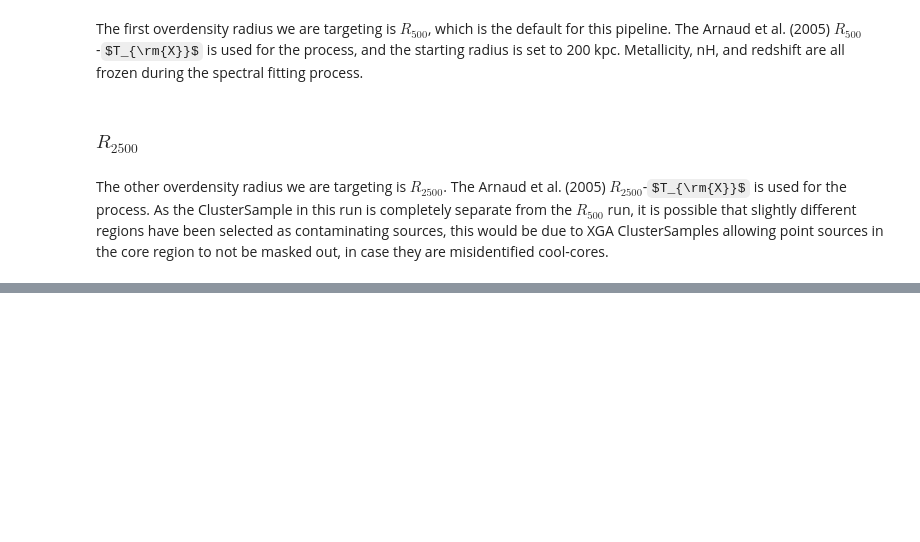
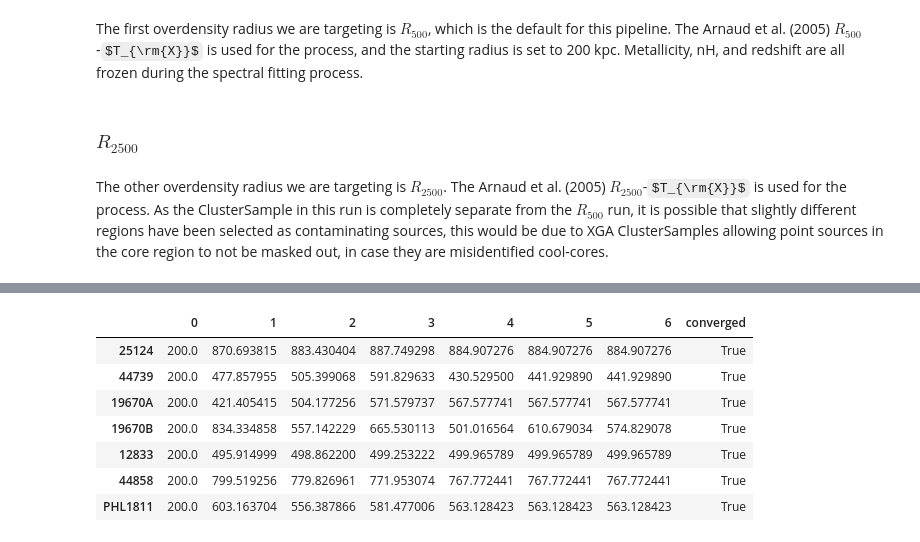
Before and after one commit to DavidT3/OVI_groups, a Jupyter notebook: notebooks/running_LTR_pipeline.ipynb, the cells around one changed output, grey strips where cells are left out. Drawn from its saved outputs; the diff is of its cells as text; code cells hidden in the pictures; some formulas as TeX source; blank space fills up the shorter version.

```diff
--- a/notebooks/running_LTR_pipeline.ipynb
+++ b/notebooks/running_LTR_pipeline.ipynb
@@ -84,0 +95,11 @@ results
+# %%
+rad_hist
+# %% [output]
+|  | 0 | 1 | 2 | 3 | 4 | 5 | 6 | converged |
+| 25124 | 200.0 | 870.693815 | 883.430404 | 887.749298 | 884.907276 | 884.907276 | 884.907276 | True |
+| 44739 | 200.0 | 477.857955 | 505.399068 | 591.829633 | 430.529500 | 441.929890 | 441.929890 | True |
+| 19670A | 200.0 | 421.405415 | 504.177256 | 571.579737 | 567.577741 | 567.577741 | 567.577741 | True |
+| 19670B | 200.0 | 834.334858 | 557.142229 | 665.530113 | 501.016564 | 610.679034 | 574.829078 | True |
+| 12833 | 200.0 | 495.914999 | 498.862200 | 499.253222 | 499.965789 | 499.965789 | 499.965789 | True |
+| 44858 | 200.0 | 799.519256 | 779.826961 | 771.953074 | 767.772441 | 767.772441 | 767.772441 | True |
+| PHL1811 | 200.0 | 603.163704 | 556.387866 | 581.477006 | 563.128423 | 563.128423 | 563.128423 | True |
```
Also changed, not shown: parts of 9 cells of this notebook, 4 other files.
